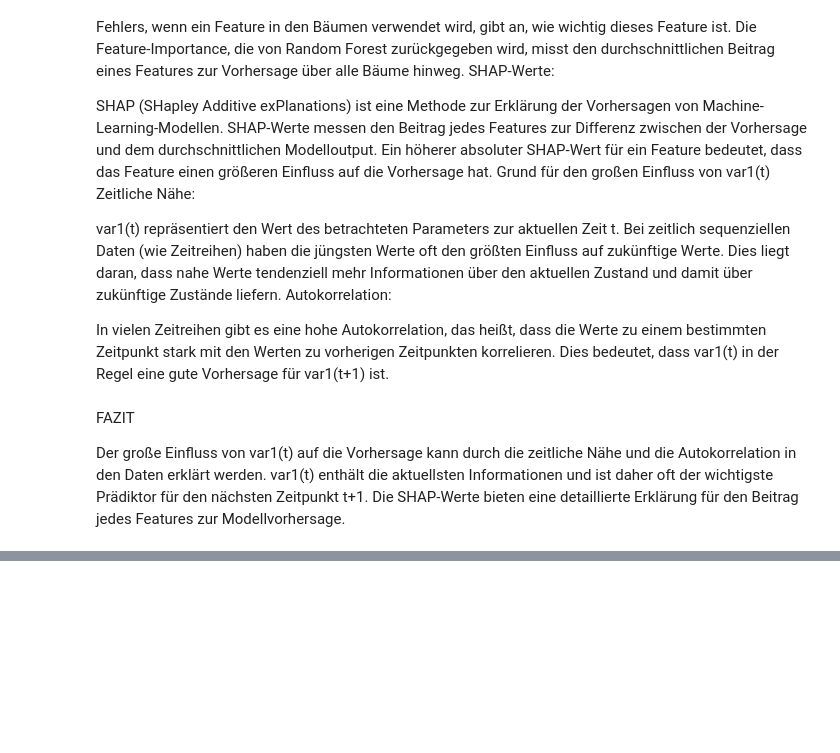
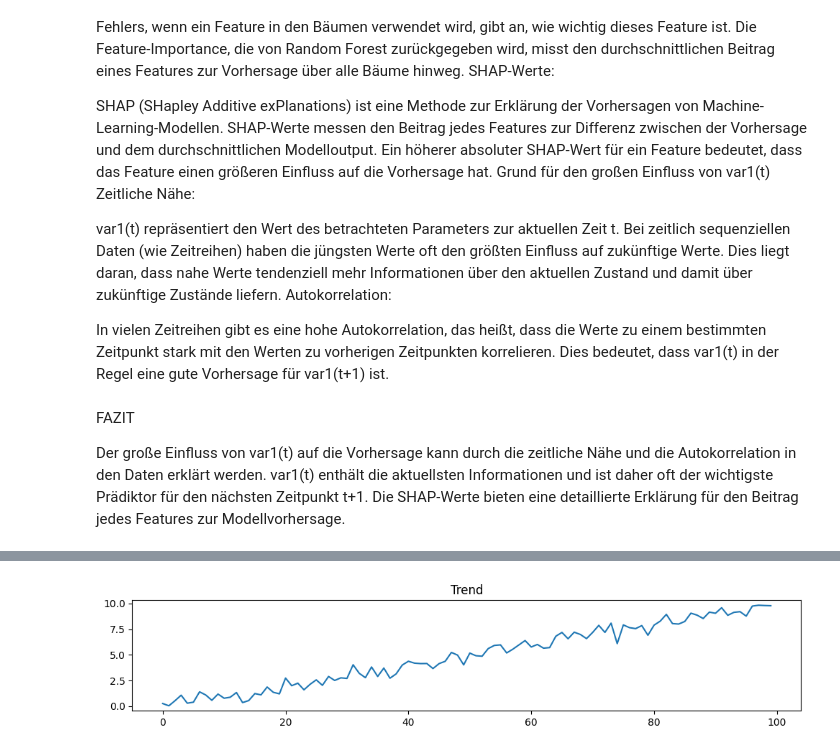
Before and after one commit to mmelinanna/xaiplayground, a Jupyter notebook: random_forest.ipynb, the cells around one changed output, grey strips where cells are left out. Saved outputs shown, nothing was run; the diff lists cells and outputs as text; code cells hidden in the pictures; blank space fills up the shorter version.

```diff
--- a/random_forest.ipynb
+++ b/random_forest.ipynb
@@ -914,0 +964,18 @@ TypeError: '>' not supported between instances of 'Explanation' and 'int'
+# %%
+import numpy as np
+import matplotlib.pyplot as plt
+
+# Erstellen von Daten mit Trend und Rauschen
+np.random.seed(42)  # Für Reproduzierbarkeit
+x = np.arange(0, 100)
+trend = 0.1 * x
+noise = np.random.normal(0, 0.5, x.size)
+y = trend + noise
+
+# Plotten der Daten
+plt.figure(figsize=(12, 2))
+plt.plot(x, y)
+plt.title("Trend")
+plt.show()
+# %% [output]
+[figure, added]
```
Also changed, not shown: parts of 18 cells of this notebook.
